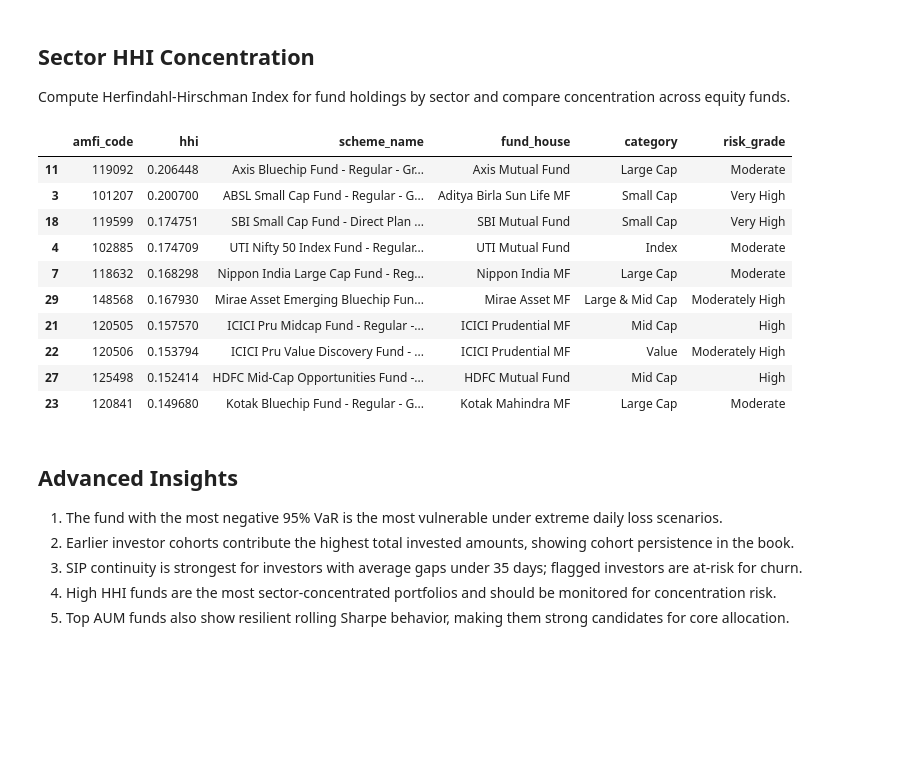
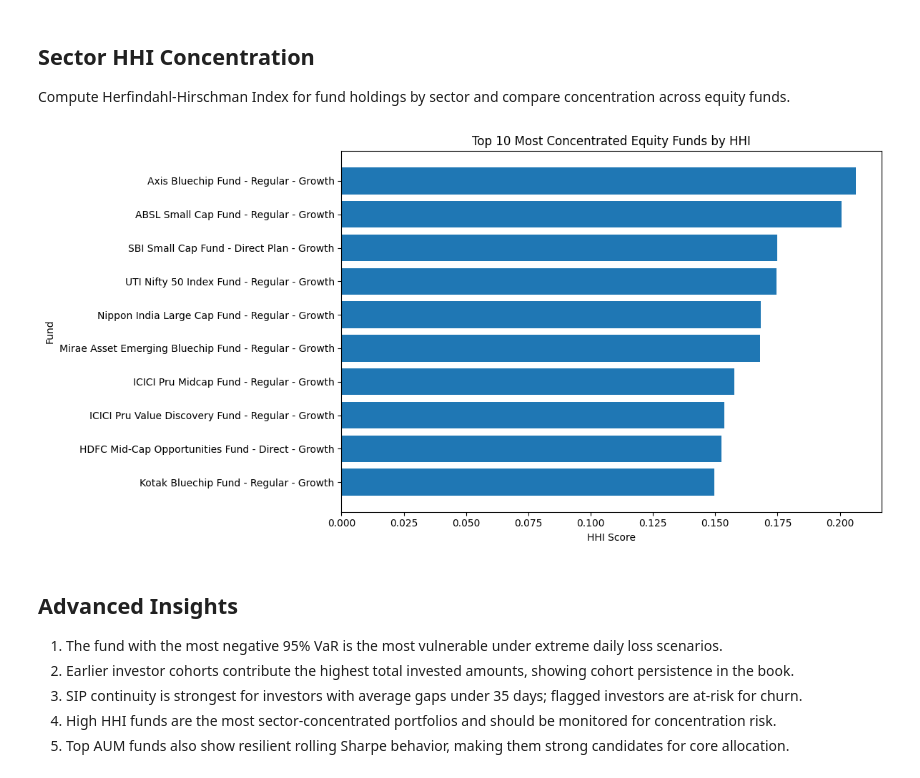
Before and after one commit to ashiii17/bluestock_mf_capstone, a Jupyter notebook: notebooks/05_advanced_analytics.ipynb, the cells around one changed output. Saved outputs shown, nothing was run; the diff lists cells and outputs as text; code cells hidden in the pictures; blank space fills up the shorter version.

```diff
--- a/notebooks/05_advanced_analytics.ipynb
+++ b/notebooks/05_advanced_analytics.ipynb
@@ -151,24 +170,31 @@ avg_gap.head()
 
 Compute Herfindahl-Hirschman Index for fund holdings by sector and compare concentration across equity funds.
 # %%
-holdings = holdings.copy()
-holdings['weight_share'] = holdings['weight_pct'] / 100.0
-hhi = holdings.groupby('amfi_code')['weight_share'].apply(lambda w: (w ** 2).sum()).reset_index(name='hhi')
-hhi = hhi.merge(perf[['amfi_code', 'scheme_name', 'fund_house', 'category', 'risk_grade']], on='amfi_code', how='left')
-hhi = hhi.sort_values('hhi', ascending=False)
-hhi.head(10)
+import matplotlib.pyplot as plt
+
+# Top 10 funds by HHI
+top10_hhi = hhi.head(10)
+
+plt.figure(figsize=(12,6))
+
+plt.barh(
+    top10_hhi['scheme_name'],
+    top10_hhi['hhi']
+)
+
+plt.xlabel('HHI Score')
+plt.ylabel('Fund')
+plt.title('Top 10 Most Concentrated Equity Funds by HHI')
+
+plt.gca().invert_yaxis()
+
+plt.tight_layout()
+
+plt.savefig('hhi_top10_funds.png', dpi=300, bbox_inches='tight')
+
+plt.show()
 # %% [output]
-|  | amfi_code | hhi | scheme_name | fund_house | category | risk_grade |
-| 11 | 119092 | 0.206448 | Axis Bluechip Fund - Regular - Gr... | Axis Mutual Fund | Large Cap | Moderate |
-| 3 | 101207 | 0.200700 | ABSL Small Cap Fund - Regular - G... | Aditya Birla Sun Life MF | Small Cap | Very High |
-| 18 | 119599 | 0.174751 | SBI Small Cap Fund - Direct Plan ... | SBI Mutual Fund | Small Cap | Very High |
-| 4 | 102885 | 0.174709 | UTI Nifty 50 Index Fund - Regular... | UTI Mutual Fund | Index | Moderate |
-| 7 | 118632 | 0.168298 | Nippon India Large Cap Fund - Reg... | Nippon India MF | Large Cap | Moderate |
-| 29 | 148568 | 0.167930 | Mirae Asset Emerging Bluechip Fun... | Mirae Asset MF | Large & Mid Cap | Moderately High |
-| 21 | 120505 | 0.157570 | ICICI Pru Midcap Fund - Regular -... | ICICI Prudential MF | Mid Cap | High |
-| 22 | 120506 | 0.153794 | ICICI Pru Value Discovery Fund - ... | ICICI Prudential MF | Value | Moderately High |
-| 27 | 125498 | 0.152414 | HDFC Mid-Cap Opportunities Fund -... | HDFC Mutual Fund | Mid Cap | High |
-| 23 | 120841 | 0.149680 | Kotak Bluechip Fund - Regular - G... | Kotak Mahindra MF | Large Cap | Moderate |
+[figure, added]
 # %% [markdown]
 ## Advanced Insights
 
```
Also changed, not shown: parts of 2 cells of this notebook, 29 other files.
